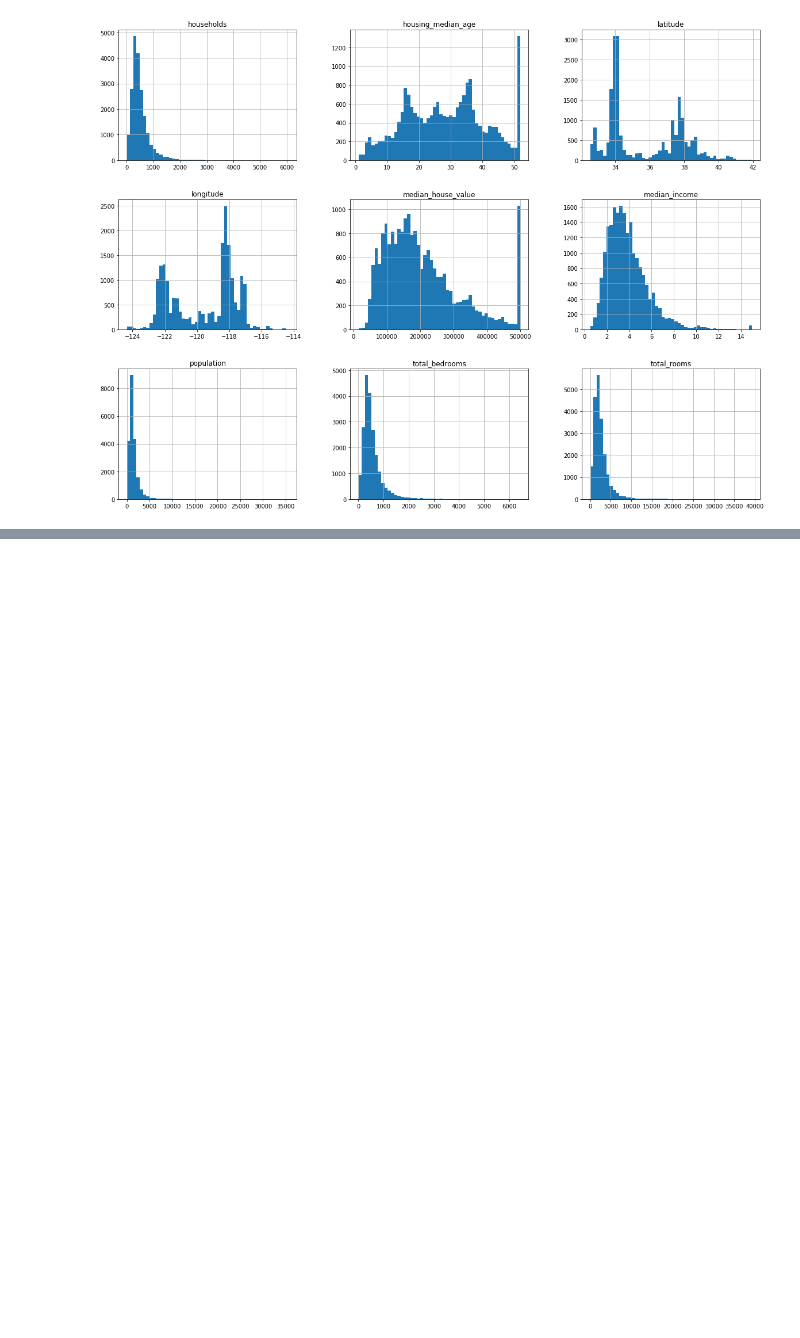
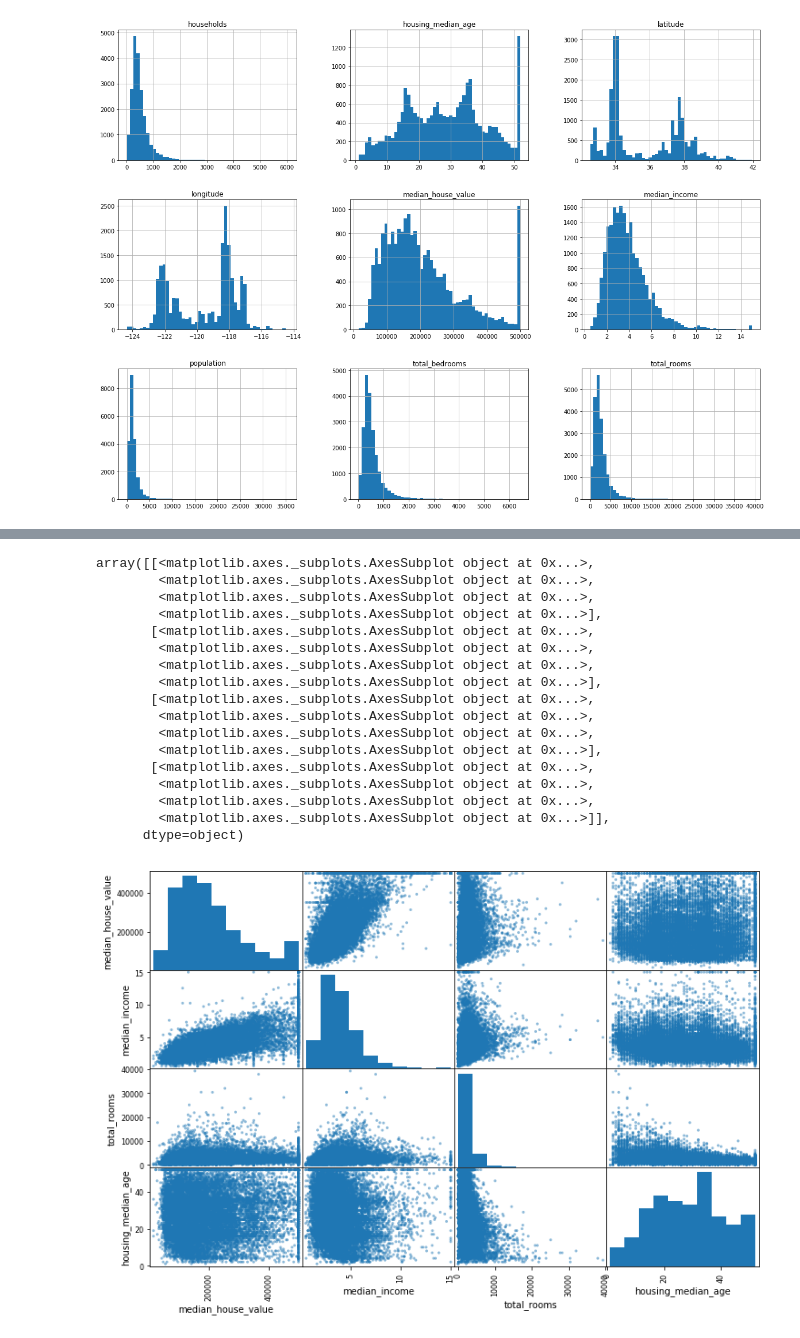
Before and after one commit to marcospm92/Hands-on-Machine-Learning-with-ScikitLearn-and-Tensorflow, a Jupyter notebook: Housing.ipynb, the cells around one changed output, grey strips where cells are left out. Cells and saved outputs as stored; diff of their text form; code cells hidden in the pictures; blank space fills up the shorter version.

```diff
--- a/Housing.ipynb
+++ b/Housing.ipynb
@@ -144,0 +247,29 @@ train_set, test_set = split_train_test_by_id(housing_with_id, 0.2, "index")
+# %%
+# Otra forma de encontrar correlaciones entre atributos es usar scatter_matrix, de Pandas.
+# Esta función hace un plot de cada atributo numérico con cada uno de los demás.
+# Tenemos 11 atributos numéricos, por lo que 11² = 121 plots. Nos quedamos sólo con algunos
+
+attributes = ["median_house_value", "median_income", "total_rooms", "housing_median_age"]
+scatter_matrix(housing[attributes], figsize = (12,8))
+
+# En la diagonal principal no tendrían sentido los plots, porque cada atributo tiene correlación 1 consigo mismo
+# así que Pandas los sustituye por histogramas de cada atributo. Hay más opciones disponibles en la documentación
+# %% [output]
+array([[<matplotlib.axes._subplots.AxesSubplot object at 0x...>,
+        <matplotlib.axes._subplots.AxesSubplot object at 0x...>,
+        <matplotlib.axes._subplots.AxesSubplot object at 0x...>,
+        <matplotlib.axes._subplots.AxesSubplot object at 0x...>],
+       [<matplotlib.axes._subplots.AxesSubplot object at 0x...>,
+        <matplotlib.axes._subplots.AxesSubplot object at 0x...>,
+        <matplotlib.axes._subplots.AxesSubplot object at 0x...>,
+        <matplotlib.axes._subplots.AxesSubplot object at 0x...>],
+       [<matplotlib.axes._subplots.AxesSubplot object at 0x...>,
+        <matplotlib.axes._subplots.AxesSubplot object at 0x...>,
+        <matplotlib.axes._subplots.AxesSubplot object at 0x...>,
+        <matplotlib.axes._subplots.AxesSubplot object at 0x...>],
+       [<matplotlib.axes._subplots.AxesSubplot object at 0x...>,
+        <matplotlib.axes._subplots.AxesSubplot object at 0x...>,
+        <matplotlib.axes._subplots.AxesSubplot object at 0x...>,
+        <matplotlib.axes._subplots.AxesSubplot object at 0x...>]],
+      dtype=object)
+[figure, added]
```
Also changed, not shown: parts of 10 cells of this notebook.
